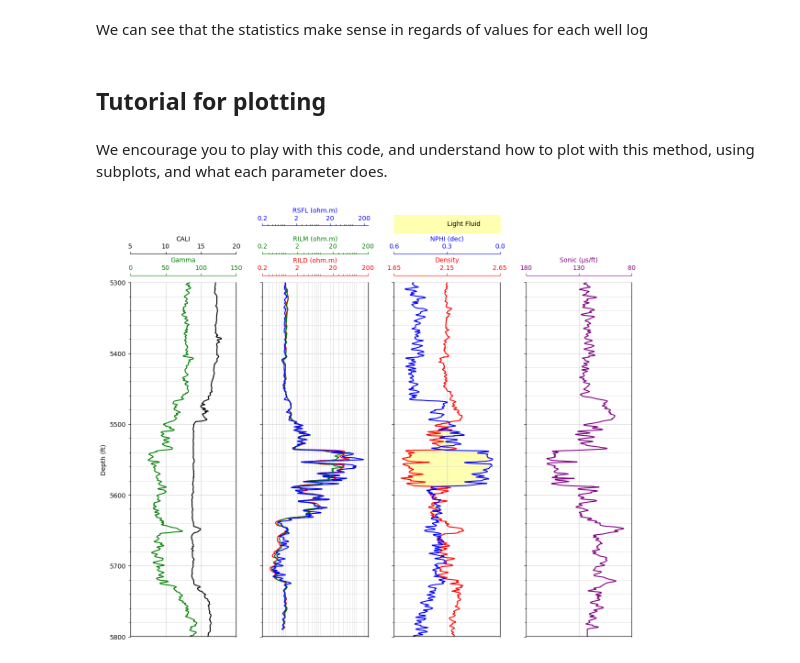
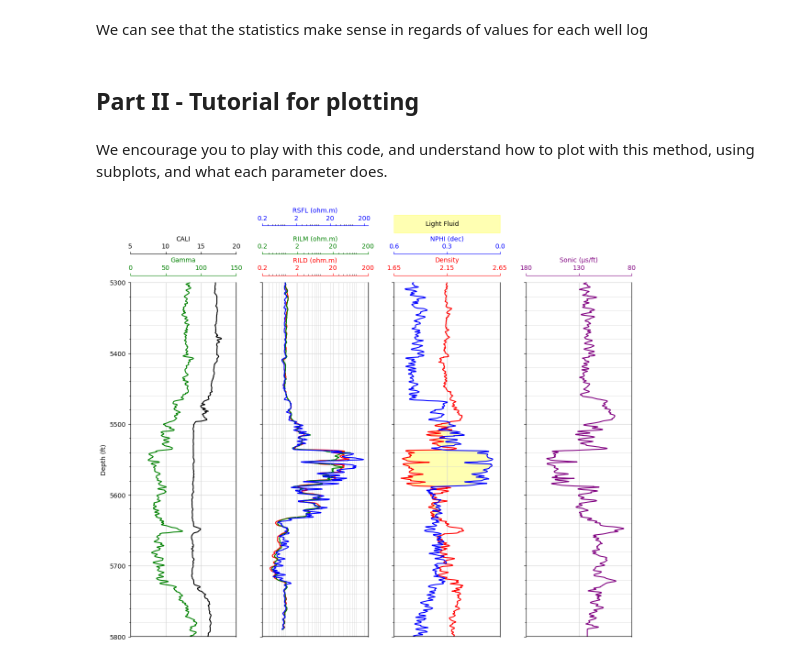
Before and after one commit to mariafgg-utpge/FE_HWK3, a Jupyter notebook: Snippets_to_plot.ipynb, the cells around one changed output. Saved outputs shown, nothing was run; the diff lists cells and outputs as text; code cells hidden in the pictures.

Commit message:
Explained better what I did with the CALI (caliper) conversion and inserted the Light Fluid text a bit to the left from where it was on the Neutron Density track

```diff
--- a/Snippets_to_plot.ipynb
+++ b/Snippets_to_plot.ipynb
@@ -86,7 +88,7 @@ df2.describe() #check results with statistics
 # %% [markdown]
 We can see that the statistics make sense in regards of values for each well log
 # %% [markdown]
-## Tutorial for plotting
+## Part II - Tutorial for plotting
 # %% [markdown]
 We encourage you to play with this code, and understand how to plot with this method, using subplots, and what each parameter does.
 # %%
@@ -118,11 +120,12 @@ ax1.title.set_color('green') # color for curve title
 ax1.set_xticks([0, 50, 100, 150]) # tick lines for GR axes
 ax1.set_ylim(common_ylim)
 
+# Twin ax1 for plotting CALIPER_inches simultaneously as GR
 ax1_twiny = ax1.twiny()
 ax1_twiny.plot("CALI_inches", "DEPTH", data=df2, color="black", label="CALI")
 ax1_twiny.set_xlabel("CALI")
 ax1_twiny.xaxis.label.set_color("black")
-ax1_twiny.set_xlim(5, 20)  # Limit CALI to 0-20
+ax1_twiny.set_xlim(5, 20)  # Limit CALI to 5-20
 ax1_twiny.tick_params(axis='x', colors="black")
 ax1_twiny.spines["top"].set_position(("axes", 1.08))
 ax1_twiny.spines["top"].set_edgecolor("black")
@@ -208,7 +211,7 @@ ax3.fill_betweenx(df2["DEPTH"], df2["RHOB"], nphi_data[:, 0], where=(df2["RHOB"]
 # Add a rectangle with text above the NPHI label
 rect = patches.Rectangle((0, 1.14), 1, 0.05, transform=ax5.transAxes, color='yellow', alpha=0.3, clip_on=False)
 ax5.add_patch(rect)
-ax5.text(0.5, 1.165, 'Light Fluid', transform=ax5.transAxes, fontsize=10, verticalalignment='center', color='black')
+ax5.text(0.3, 1.165, 'Light Fluid', transform=ax5.transAxes, fontsize=10, verticalalignment='center', color='black')
 
 
 # Remove y-axis tick labels for all axes except ax1
@@ -223,31 +226,31 @@ for ax in [ax1, ax2, ax3, ax4]:
     ax.spines["top"].set_position(("axes", 1.02))
 
 
 # List of all resistivity-related axes
 resistivity_axes = [ax2, ax2_twiny1, ax2_twiny2]
 
 # Set specific x-ticks and add gridlines for all resistivity-related axes
 resistivity_ticks = [0.2, 2, 20, 200]
 for ax in resistivity_axes:
     ax.set_xticks(resistivity_ticks)
     ax.set_xticklabels(resistivity_ticks)  # Ensure labels match the ticks
     ax.grid(which='major', axis='x', color='lightgrey', linestyle='-', linewidth=0.5)
 
 # List of all axes including twinned axes
 all_axes = [ax1, ax2, ax3, ax4,   ax2_twiny1, ax2_twiny2]
 
 
 # Invert the y-axis for all axes
 for ax in all_axes:
     ax.yaxis.set_minor_locator(MultipleLocator(20)) # y axes gridlines location
     ax.grid(which='minor', axis='y', color='lightgrey', linestyle='-', linewidth=0.5)
     ax.tick_params(axis='y', which='minor', labelleft=False)  # Hide minor tick labels
     ax.invert_yaxis()
 
 
 
 # Adjust layout
 plt.tight_layout(pad=2.0)
 plt.show()
 # %% [output]
-[figure, old version]
+[figure, new version]
```
Also changed, not shown: parts of 4 cells of this notebook.
